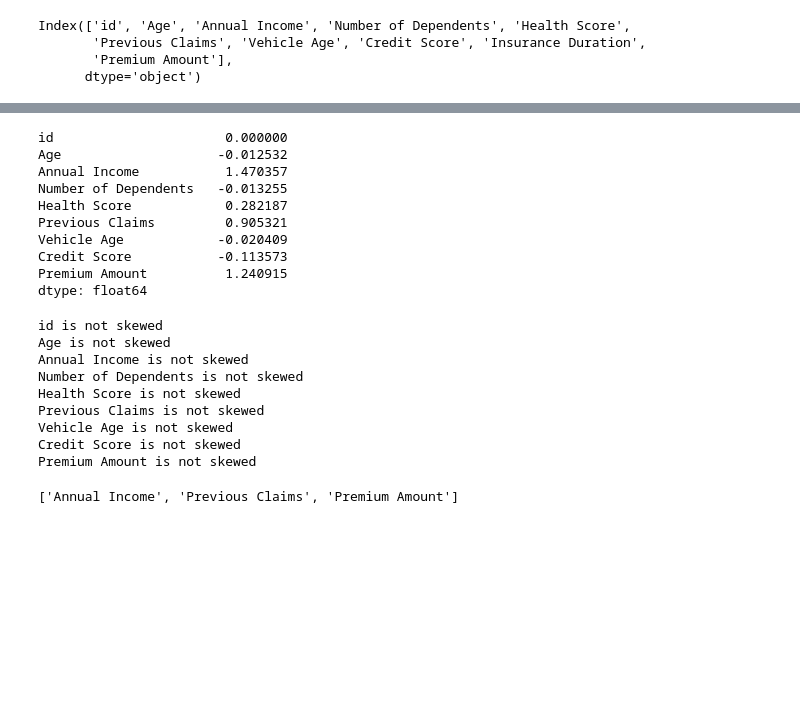
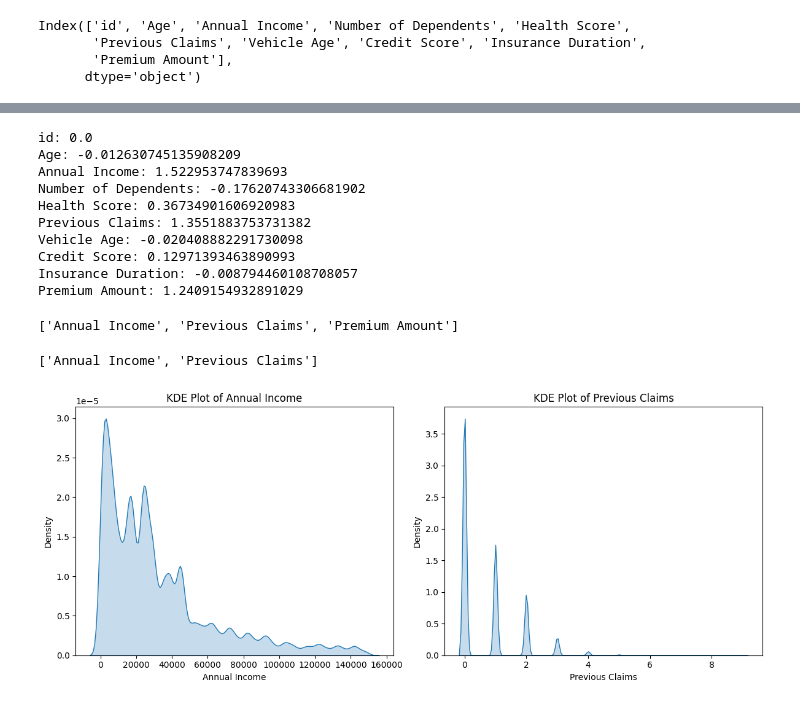
Before and after one commit to anushka3690/Regression-for-Insurance-Premiums, a Jupyter notebook: notebook.ipynb, the cells around one changed output, grey strips where cells are left out. Cells and saved outputs as stored; diff of their text form; code cells hidden in the pictures; blank space fills up the shorter version.

```diff
--- a/notebook.ipynb
+++ b/notebook.ipynb
@@ -132,0 +145,11 @@ df.drop(columns=['Insurance Duration'], inplace=True)
+# %%
+df['Age'] = df['Age'].fillna(df['Age'].mean())
+# %%
+df['Annual Income'] = df['Annual Income'].fillna(df['Annual Income'].median())
+# %%
+df['Number of Dependents'] = df['Number of Dependents'].fillna(df['Number of Dependents'].mode()[0])
+df['Health Score'] = df['Health Score'].fillna(df['Health Score'].mode()[0])
+df['Previous Claims'] = df['Previous Claims'].fillna(df['Previous Claims'].mode()[0])
+df['Credit Score'] = df['Credit Score'].fillna(df['Credit Score'].mode()[0])
+# %%
+df['Insurance Duration'] = df['Insurance Duration'].fillna(0)
@@ -133,41 +170,24 @@ df.drop(columns=['Insurance Duration'], inplace=True)
 # %%
-from scipy.stats import skew
-# Correcting num_cols to contain numerical column names
-num_cols = df.select_dtypes(include=['float64', 'int64']).columns.tolist()
-
-# Checking skewness for numerical columns
-skewness = df[num_cols].skew()
-print(skewness)
+for i in num_cols:
+    print(f"{i}: {df[i].skew()}")
 # %% [output]
-id                      0.000000
-Age                    -0.012532
-Annual Income           1.470357
-Number of Dependents   -0.013255
-Health Score            0.282187
-Previous Claims         0.905321
-Vehicle Age            -0.020409
-Credit Score           -0.113573
-Premium Amount          1.240915
-dtype: float64
+id: 0.0
+Age: -0.012630745135908209
+Annual Income: 1.522953747839693
+Number of Dependents: -0.17620743306681902
+Health Score: 0.36734901606920983
+Previous Claims: 1.3551883753731382
+Vehicle Age: -0.020408882291730098
+Credit Score: 0.12971393463890993
+Insurance Duration: -0.008794460108708057
+Premium Amount: 1.2409154932891029
 # %%
 skew_cols = []
 for col in num_cols:
     if df[col].skew() > 0.5 or df[col].skew() < -0.5:
-        print(f"{col} is skewed with a skewness of {df[col].skew()}")
         skew_cols.append(col)
-    else:
-        print(f"{col} is not skewed ")
+print(skew_cols)
 # %% [output]
-id is not skewed
-Age is not skewed
-Annual Income is not skewed
-Number of Dependents is not skewed
-Health Score is not skewed
-Previous Claims is not skewed
-Vehicle Age is not skewed
-Credit Score is not skewed
-Premium Amount is not skewed
+['Annual Income', 'Previous Claims', 'Premium Amount']
 # %%
-skew_cols
+skew_cols.remove('Premium Amount')
-# %% [output]
-['Annual Income', 'Previous Claims', 'Premium Amount']
@@ -175,0 +194,14 @@ from scipy.stats import boxcox
+# %%
+skew_cols
+# %% [output]
+['Annual Income', 'Previous Claims']
+# %%
+fig, axes = plt.subplots(1, 2, figsize=(12, 5))
+sns.kdeplot(df['Annual Income'], ax=axes[0], fill=True)
+axes[0].set_title("KDE Plot of Annual Income")
+sns.kdeplot(df['Previous Claims'], ax=axes[1], fill=True)
+axes[1].set_title("KDE Plot of Previous Claims")
+plt.tight_layout()
+plt.show()
+# %% [output]
+[figure, added]
```
Also changed, not shown: parts of 17 cells of this notebook.
